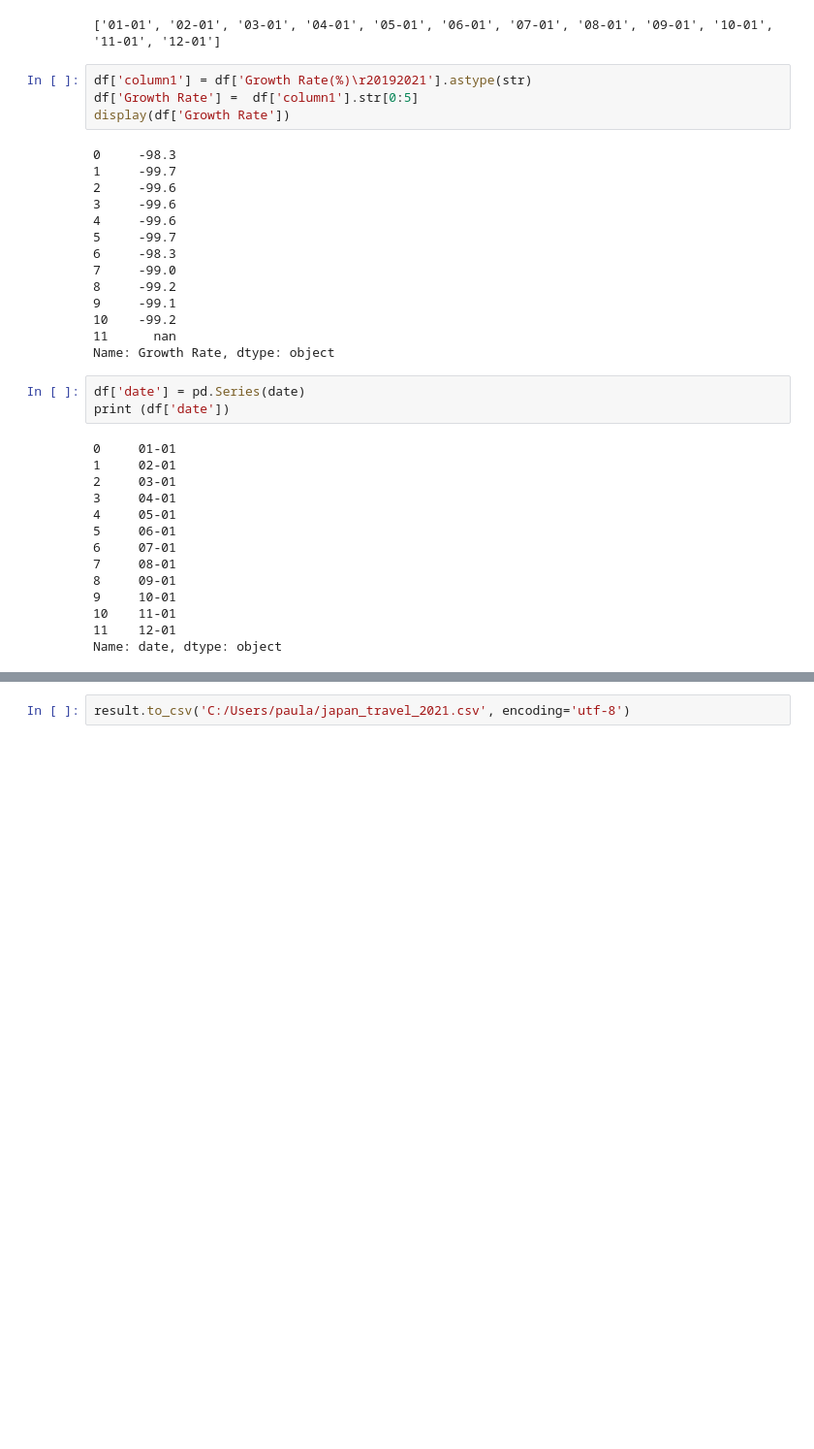
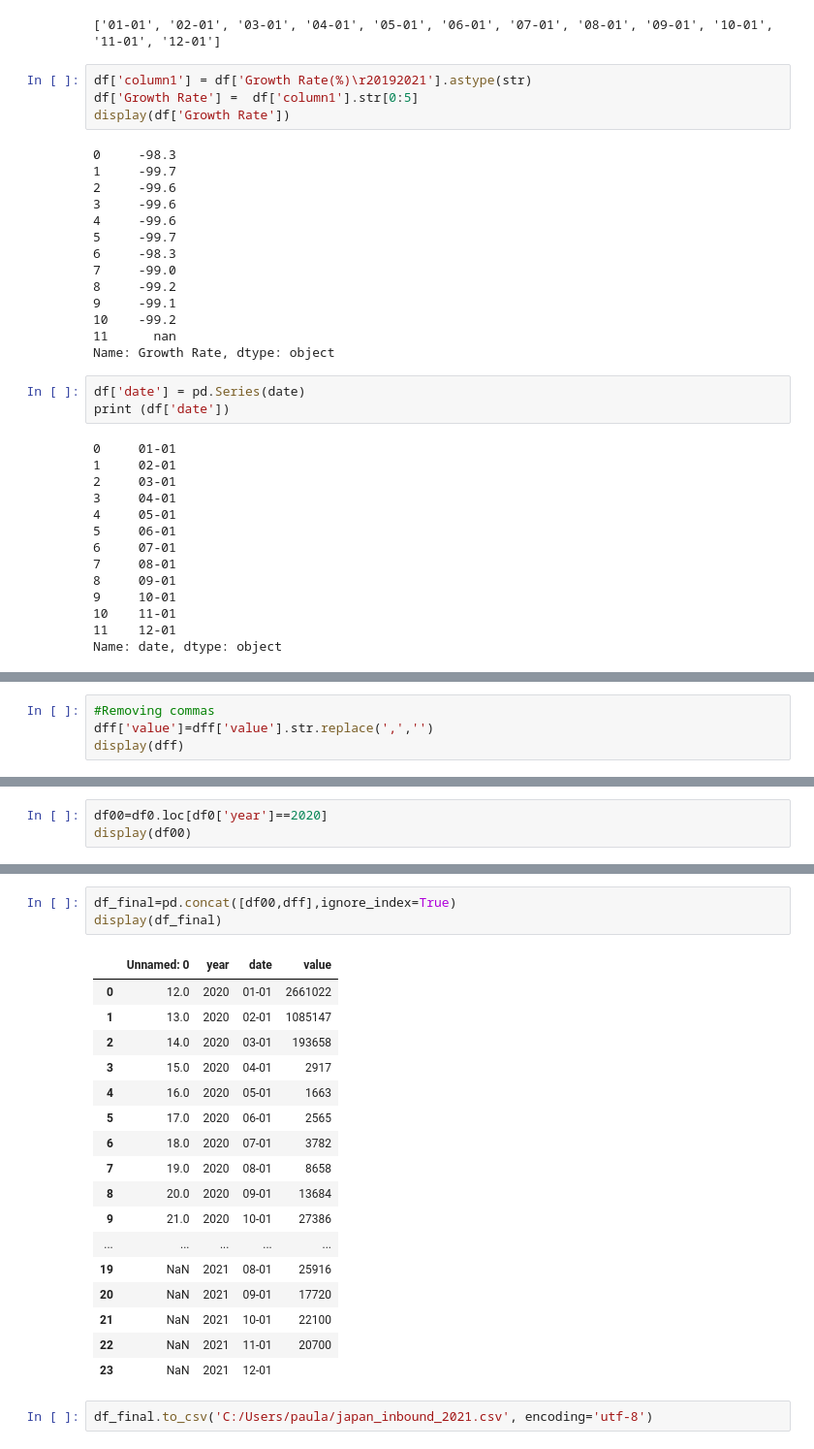
Before and after one commit to paula-ioni/paula-ioni.github.io, a Jupyter notebook: table_extraction_pdf.ipynb, the cells around one changed output, grey strips where cells are left out. Shown at 97% size. Drawn from its saved outputs; the diff is of its cells as text; blank space fills up the shorter version.

```diff
--- a/table_extraction_pdf.ipynb
+++ b/table_extraction_pdf.ipynb
@@ -169,0 +152,4 @@ display(dff)
+# %%
+#Removing commas
+dff['value']=dff['value'].str.replace(',','')
+display(dff)
@@ -169,0 +192,3 @@ display(dff)
+# %%
+df00=df0.loc[df0['year']==2020]
+display(df00)
@@ -170,2 +209,23 @@ display(dff)
+# %%
+df_final=pd.concat([df00,dff],ignore_index=True)
+display(df_final)
+# %% [output]
+|  | Unnamed: 0 | year | date | value |
+| 0 | 12.0 | 2020 | 01-01 | 2661022 |
+| 1 | 13.0 | 2020 | 02-01 | 1085147 |
+| 2 | 14.0 | 2020 | 03-01 | 193658 |
+| 3 | 15.0 | 2020 | 04-01 | 2917 |
+| 4 | 16.0 | 2020 | 05-01 | 1663 |
+| 5 | 17.0 | 2020 | 06-01 | 2565 |
+| 6 | 18.0 | 2020 | 07-01 | 3782 |
+| 7 | 19.0 | 2020 | 08-01 | 8658 |
+| 8 | 20.0 | 2020 | 09-01 | 13684 |
+| 9 | 21.0 | 2020 | 10-01 | 27386 |
+| ... | ... | ... | ... | ... |
+| 19 | NaN | 2021 | 08-01 | 25916 |
+| 20 | NaN | 2021 | 09-01 | 17720 |
+| 21 | NaN | 2021 | 10-01 | 22100 |
+| 22 | NaN | 2021 | 11-01 | 20700 |
+| 23 | NaN | 2021 | 12-01 |  |
 # %%
-result.to_csv('C:/Users/paula/japan_travel_2021.csv', encoding='utf-8')
+df_final.to_csv('C:/Users/paula/japan_inbound_2021.csv', encoding='utf-8')
```
Also changed, not shown: parts of 10 cells of this notebook.
